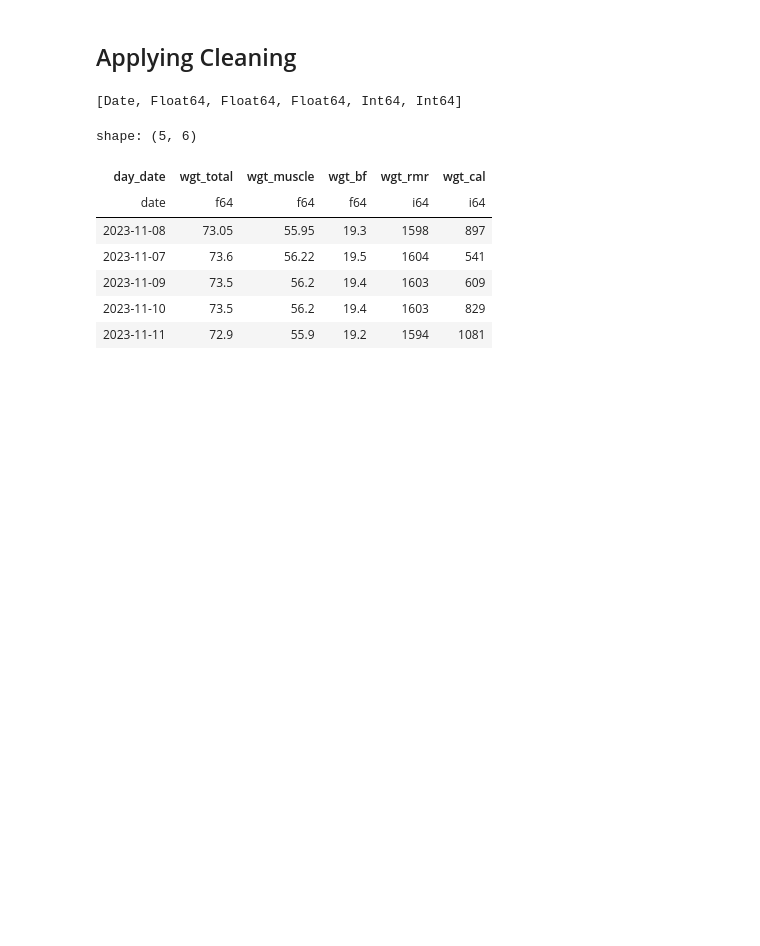
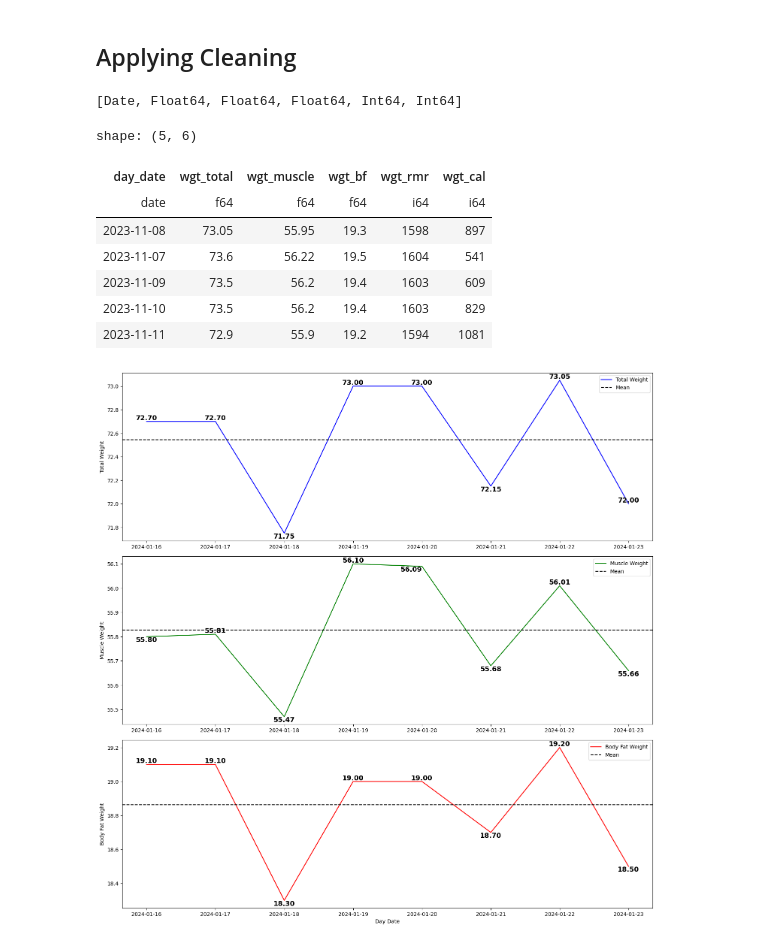
Before and after one commit to Matheus-Homem/EnduranceProject, a Jupyter notebook: codes/test_notebook.ipynb, the cells around one changed output. Drawn from its saved outputs; the diff is of its cells as text; code cells hidden in the pictures; blank space fills up the shorter version.

Commit message:
ipynb can now generate plots with subtiles, notations and mean line from weight

```diff
--- a/codes/test_notebook.ipynb
+++ b/codes/test_notebook.ipynb
@@ -115,3 +115,80 @@ shape: (5, 6)
 | 2023-11-09 | 73.5 | 56.2 | 19.4 | 1603 | 609 |
 | 2023-11-10 | 73.5 | 56.2 | 19.4 | 1603 | 829 |
 | 2023-11-11 | 72.9 | 55.9 | 19.2 | 1594 | 1081 |
+# %%
+import matplotlib.pyplot as plt
+import polars as pl
+
+def decide_annotation_position(previous_value, current_value, next_value):
+    if previous_value < current_value:
+        if current_value < next_value:
+            return "bottom", "center"
+        elif current_value == next_value:
+            return "bottom", "center"
+        elif current_value > next_value:
+            return "bottom", "center"
+    elif previous_value == current_value:
+        if current_value < next_value:
+            return "top", "center"
+        elif current_value == next_value:
+            return "bottom", "center"
+        elif current_value > next_value:
+            return "bottom", "center"
+    elif previous_value > current_value:
+        if current_value < next_value:
+            return "top", "center"
+        elif current_value == next_value:
+            return "bottom", "center"
+        elif current_value > next_value:
+            return "top", "right"
+    return "bottom", "center"
+
+# Ajustando as datas para exibir apenas a última semana
+last_week_start = df_sun['day_date'].max() - pl.duration(weeks=1)
+last_week_data = df_sun.filter(df_sun['day_date'] >= last_week_start)
+
+# Plotando os gráficos individuais
+plt.figure(figsize=(15, 15))
+
+# Plot 1
+plt.subplot(311)
+plt.plot(last_week_data['day_date'], last_week_data['wgt_total'], label='Total Weight', color='blue')
+plt.axhline(y=last_week_data['wgt_total'].mean(), color='black', linestyle='--', label='Mean')
+plt.ylabel('Total Weight')
+plt.legend()
+for i, (date, value) in enumerate(zip(last_week_data['day_date'], last_week_data['wgt_total'])):
+    previous_value = last_week_data['wgt_total'][i-1] if i > 0 else last_week_data['wgt_total'][i]
+    next_value = last_week_data['wgt_total'][i+1] if i < len(last_week_data)-1 else last_week_data['wgt_total'][i]
+    va, ha = decide_annotation_position(previous_value, value, next_value)
+    plt.annotate(f'{value:.2f}', (date, value), textcoords="offset points", xytext=(0, 0), ha=ha, va=va, fontsize=13, fontweight='bold')
+
+# Plot 2
+plt.subplot(312)
+plt.plot(last_week_data['day_date'], last_week_data['wgt_muscle'], label='Muscle Weight', color='green')
+plt.axhline(y=last_week_data['wgt_muscle'].mean(), color='black', linestyle='--', label='Mean')
+plt.ylabel('Muscle Weight')
+plt.legend()
+for i, (date, value) in enumerate(zip(last_week_data['day_date'], last_week_data['wgt_muscle'])):
+    previous_value = last_week_data['wgt_muscle'][i-1] if i > 0 else last_week_data['wgt_total'][i]
+    next_value = last_week_data['wgt_muscle'][i+1] if i < len(last_week_data)-1 else last_week_data['wgt_total'][i]
+    va, ha = decide_annotation_position(previous_value, value, next_value)
+    plt.annotate(f'{value:.2f}', (date, value), textcoords="offset points", xytext=(0, 0), ha=ha, va=va, fontsize=13, fontweight='bold')
+
+# Plot 3
+plt.subplot(313)
+plt.plot(last_week_data['day_date'], last_week_data['wgt_bf'], label='Body Fat Weight', color='red')
+plt.axhline(y=last_week_data['wgt_bf'].mean(), color='black', linestyle='--', label='Mean')
+plt.xlabel('Day Date')
+plt.ylabel('Body Fat Weight')
+plt.legend()
+for i, (date, value) in enumerate(zip(last_week_data['day_date'], last_week_data['wgt_bf'])):
+    previous_value = last_week_data['wgt_bf'][i-1] if i > 0 else last_week_data['wgt_total'][i]
+    next_value = last_week_data['wgt_bf'][i+1] if i < len(last_week_data)-1 else last_week_data['wgt_total'][i]
+    va, ha = decide_annotation_position(previous_value, value, next_value)
+    plt.annotate(f'{value:.2f}', (date, value), textcoords="offset points", xytext=(0, 0), ha=ha, va=va, fontsize=13, fontweight='bold')
+
+# Ajustando o layout
+plt.tight_layout()
+plt.show()
+# %% [output]
+[figure, added]
```
Also changed, not shown: parts of 2 cells of this notebook, 1 other file.
